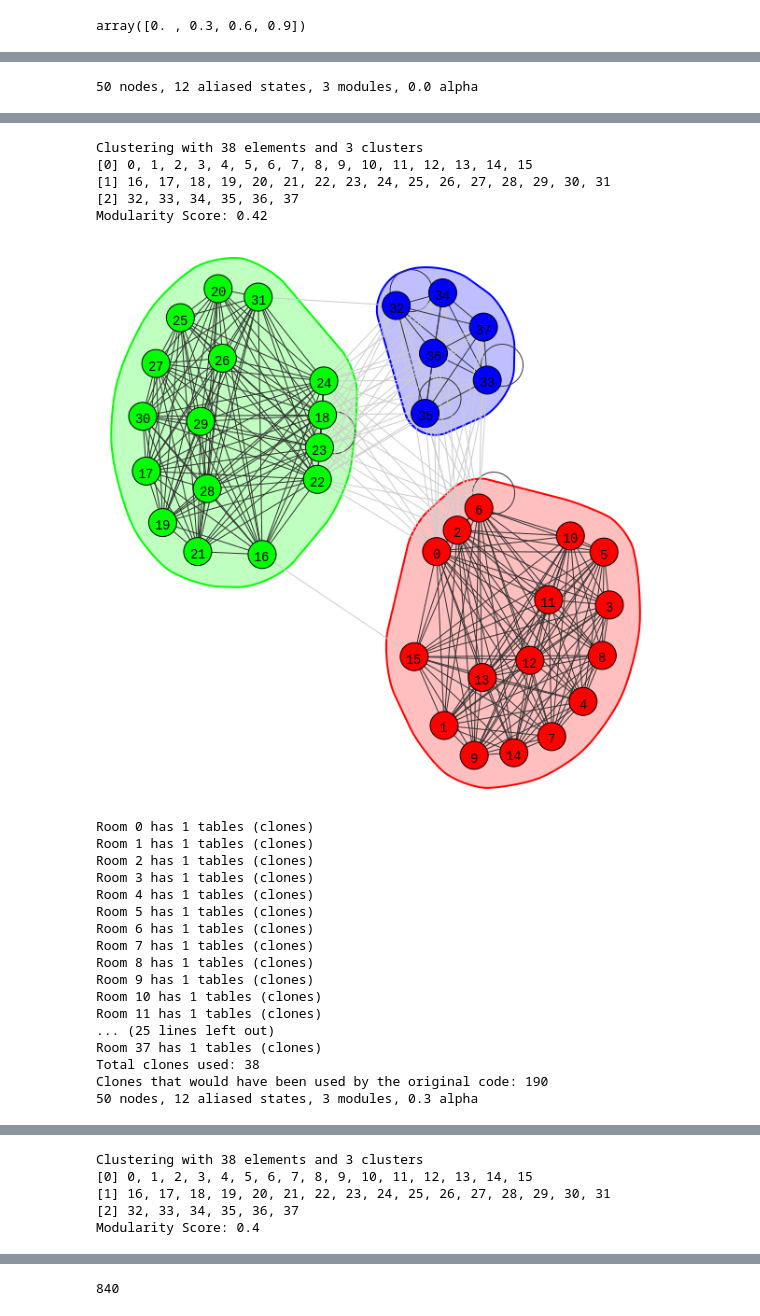
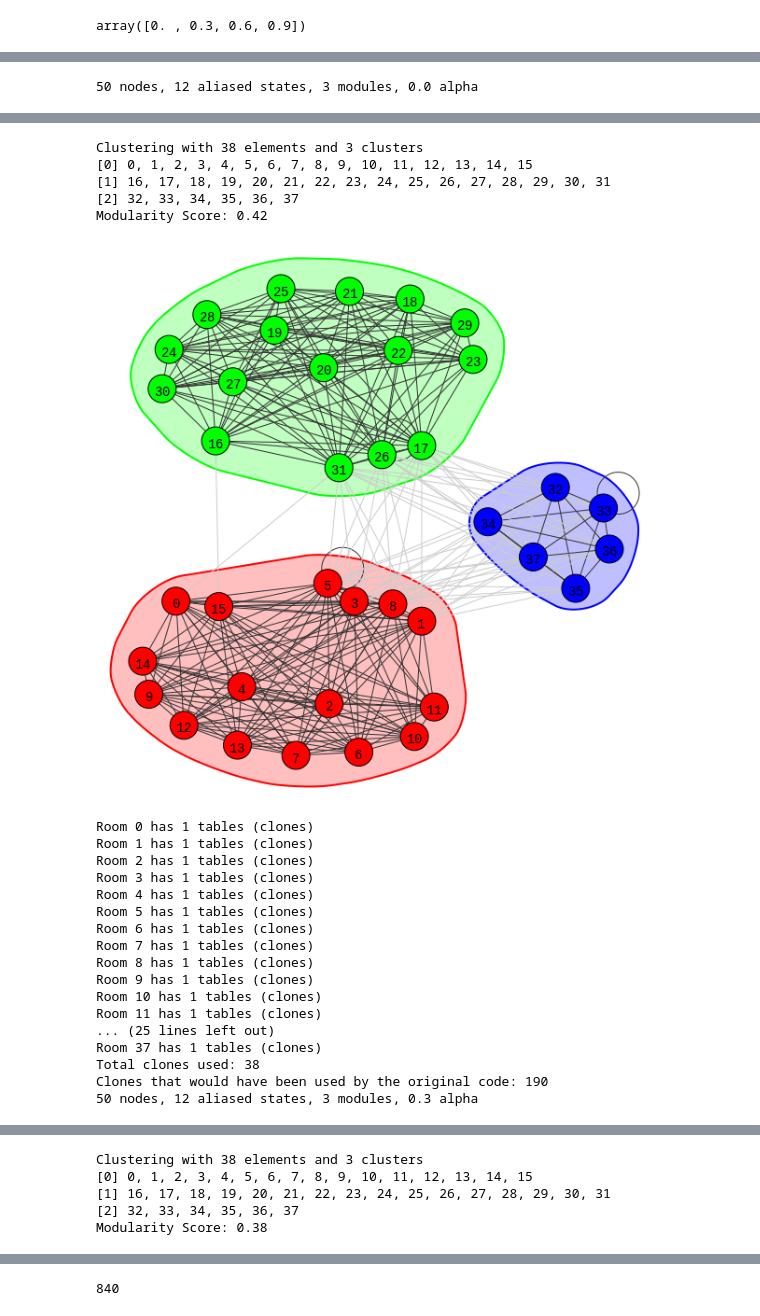
Before and after one commit to jungsunyoo/CSSG_LCM, a Jupyter notebook: CSCG_LCM_Jungsun.ipynb, the cells around one changed output, grey strips where cells are left out. Saved outputs shown, nothing was run; the diff lists cells and outputs as text; code cells hidden in the pictures.

```diff
--- a/CSCG_LCM_Jungsun.ipynb
+++ b/CSCG_LCM_Jungsun.ipynb
@@ -1561,7 +1654,7 @@ num_nodes//aliasing
 # %%
 # var_nodes = np.arange(5,50,5)
 num_nodes = 50
-num_observations = 10000
+num_observations = 50000
 num_aliased_states = 2  # Adjust this to change the number of aliased states
 num_clones = 10
 num_modules=3
@@ -1672,9 +1765,9 @@ Group 37 does not exist.
 Clustering with 38 elements and 3 clusters
 [0] 0, 1, 2, 3, 4, 5, 6, 7, 8, 9, 10, 11, 12, 13, 14, 15
 [1] 16, 17, 18, 19, 20, 21, 22, 23, 24, 25, 26, 27, 28, 29, 30, 31
 [2] 32, 33, 34, 35, 36, 37
 Modularity Score: 0.42
-[figure, old version]
+[figure, new version]
 Room 0 has 1 tables (clones)
 Room 1 has 1 tables (clones)
 Room 2 has 1 tables (clones)
@@ -1715,4 +1808,4 @@ Clustering with 38 elements and 3 clusters
 [0] 0, 1, 2, 3, 4, 5, 6, 7, 8, 9, 10, 11, 12, 13, 14, 15
 [1] 16, 17, 18, 19, 20, 21, 22, 23, 24, 25, 26, 27, 28, 29, 30, 31
 [2] 32, 33, 34, 35, 36, 37
-Modularity Score: 0.4
+Modularity Score: 0.38
```
Also changed, not shown: parts of 12 cells of this notebook.
